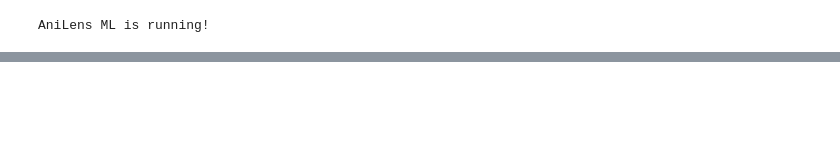
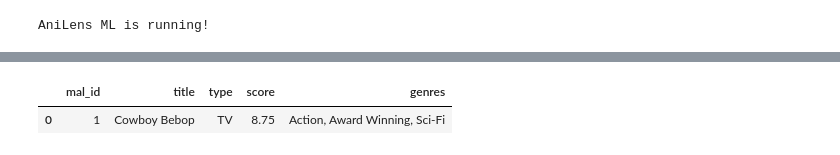
Before and after one commit to Huang1810/AniLens, a Jupyter notebook: tfidf_recommender.ipynb, the cells around one changed output, grey strips where cells are left out. Drawn from its saved outputs; the diff is of its cells as text; code cells hidden in the pictures; blank space fills up the shorter version.

```diff
--- a/tfidf_recommender.ipynb
+++ b/tfidf_recommender.ipynb
@@ -26,0 +303,97 @@ df.head()
+# %%
+# ─── FINAL STEP: Save Artifacts – Robust & Safe Version ────────────────────────
+
+print("\nPreparing final data for Flask...")
+
+# 1. Detect and rename image column if present
+image_col_candidates = [
+    'image_url',
+    'main_picture',
+    'poster',
+    'images.jpg.image_url',
+    'cover_image',
+    'picture_url',
+    'main_picture.medium',
+    'main_picture.large'
+]
+
+image_col_found = None
+for cand in image_col_candidates:
+    if cand in df.columns:
+        image_col_found = cand
+        break
+
+if image_col_found and image_col_found != 'image_url':
+    print(f"→ Found image column '{image_col_found}' → renaming to 'image_url'")
+    df = df.rename(columns={image_col_found: 'image_url'})
+elif image_col_found:
+    print("→ Image column 'image_url' already exists")
+else:
+    print("→ Warning: No image column detected → Flask will use placeholders")
+
+# 2. Detect and rename genres column if present
+genre_col_candidates = [
+    'genres',
+    'genres_clean',
+    'genre',
+    'genres_list',
+    'genre_list'
+]
+
+genre_col_found = None
+for cand in genre_col_candidates:
+    if cand in df.columns:
+        genre_col_found = cand
+        break
+
+if genre_col_found and genre_col_found != 'genres':
+    print(f"→ Found genres column '{genre_col_found}' → renaming to 'genres'")
+    df = df.rename(columns={genre_col_found: 'genres'})
+elif genre_col_found:
+    print("→ Genres column 'genres' already exists")
+else:
+    print("→ Warning: No genres column detected → recommendations will show '—' for genres")
+
+# 3. Build final_data with only existing columns
+core_cols = ['mal_id', 'title', 'type', 'score']
+
+if 'image_url' in df.columns:
+    core_cols.append('image_url')
+
+if 'genres' in df.columns:
+    core_cols.append('genres')
+
+# Only keep columns that actually exist
+final_cols = [c for c in core_cols if c in df.columns]
+
+if not final_cols:
+    raise ValueError("No usable columns found! Check your DataFrame.")
+
+final_data = df[final_cols].copy()
+
+# 4. Show what we're saving (very useful for debugging / presentation)
+print("\n" + "═"*60)
+print("FINAL DATAFRAME TO BE SAVED")
+print("Columns:", final_data.columns.tolist())
+print("Shape:", final_data.shape)
+print("First row preview:")
+display(final_data.head(1))
+print("═"*60 + "\n")
+
+# 5. Save the artifacts
+final_data.to_pickle("anilens_data.pkl")
+pickle.dump(similarity, open("anilens_similarity.pkl", "wb"))
+pickle.dump(vectorizer, open("anilens_vectorizer.pkl", "wb"))
+
+print("""
+╔════════════════════════════════════════════════════════════╗
+║                 ARTIFACTS SAVED SUCCESSFULLY               ║
+╠════════════════════════════════════════════════════════════╣
+║  • anilens_data.pkl          (anime metadata)              ║
+║  • anilens_similarity.pkl    (precomputed similarity)      ║
+║  • anilens_vectorizer.pkl    (fitted TF-IDF vectorizer)    ║
+╚════════════════════════════════════════════════════════════╝
+
+Next: You can now run your Flask app!
+""")
+# %% [output]
@@ -26,0 +409,2 @@ df.head()
+|  | mal_id | title | type | score | genres |
+| 0 | 1 | Cowboy Bebop | TV | 8.75 | Action, Award Winning, Sci-Fi |
```
Also changed, not shown: parts of 11 cells of this notebook.
